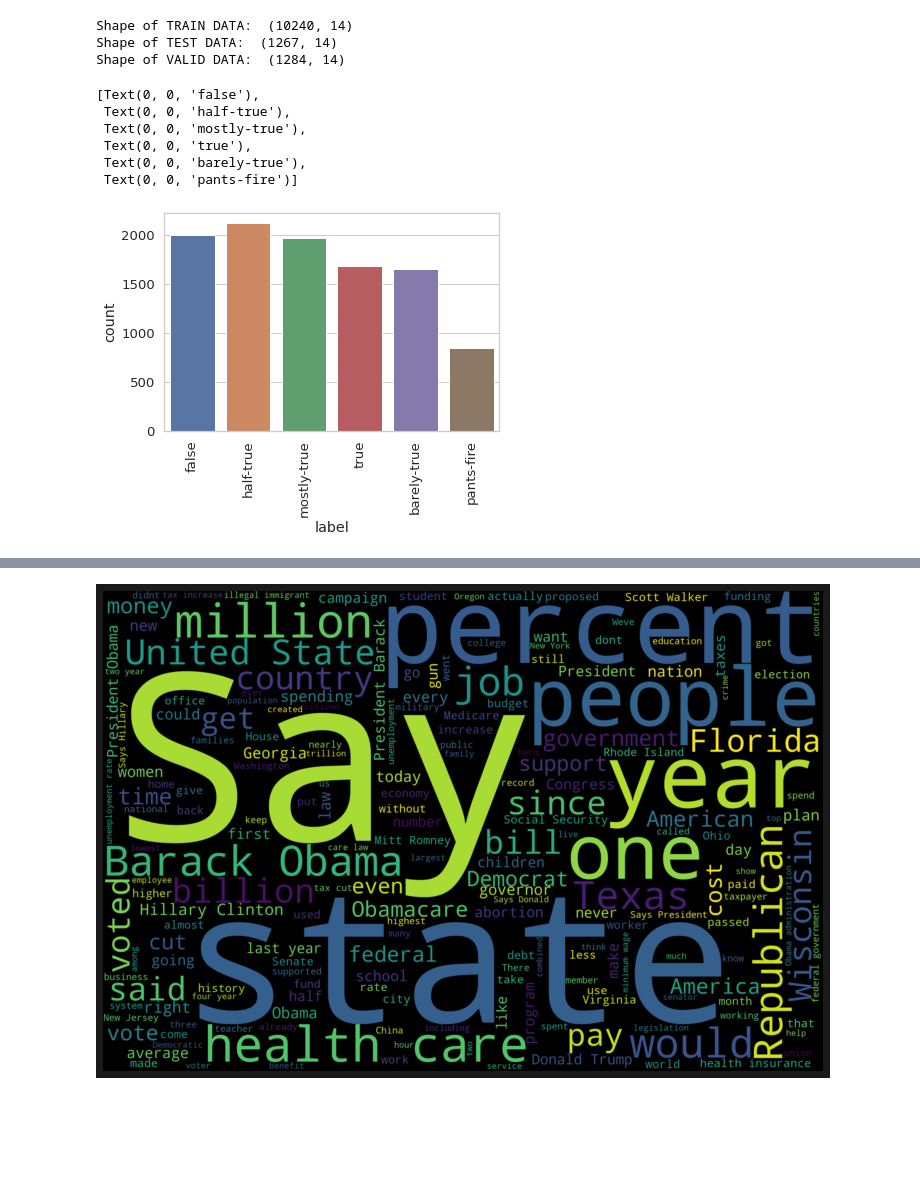
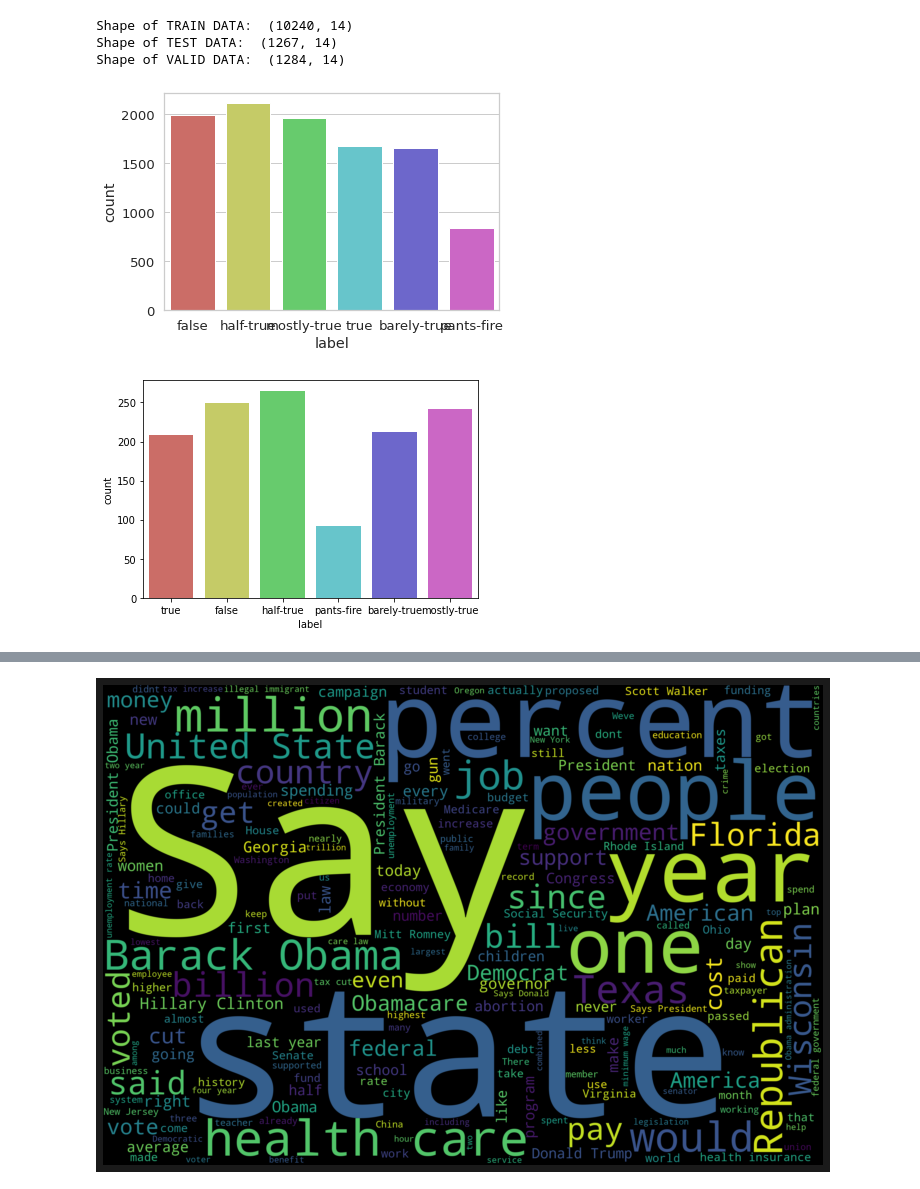
Before and after one commit to vasvarym/FakeNewsProject, a Jupyter notebook: liardatasetwithglove.ipynb, the cells around one changed output, grey strips where cells are left out. Drawn from its saved outputs; the diff is of its cells as text; code cells hidden in the pictures; blank space fills up the shorter version.

```diff
--- a/liardatasetwithglove.ipynb
+++ b/liardatasetwithglove.ipynb
@@ -132,16 +109,15 @@ print("Shape of VALID DATA: ", valid.shape)
 Shape of TRAIN DATA:  (10240, 14)
 Shape of TEST DATA:  (1267, 14)
 Shape of VALID DATA:  (1284, 14)
-# %%
-# The distrubution of labels
-sns.set(style = "whitegrid",font_scale = 1.2)
-chart = sns.countplot(x = "label", data = train)
-chart.set_xticklabels(chart.get_xticklabels(),rotation=90)
-# %% [output]
-[Text(0, 0, 'false'),
- Text(0, 0, 'half-true'),
- Text(0, 0, 'mostly-true'),
- Text(0, 0, 'true'),
- Text(0, 0, 'barely-true'),
- Text(0, 0, 'pants-fire')]
-[figure, removed]
+# %%
+# function to check distribution of labels
+def check_dist(dataset):
+  sns.countplot(x='label', data=dataset, palette='hls')
+# %%
+check_dist(train)
+# %% [output]
+[figure, added]
+# %%
+check_dist(test)
+# %% [output]
+[figure, added]
```
Also changed, not shown: parts of 68 cells of this notebook.
